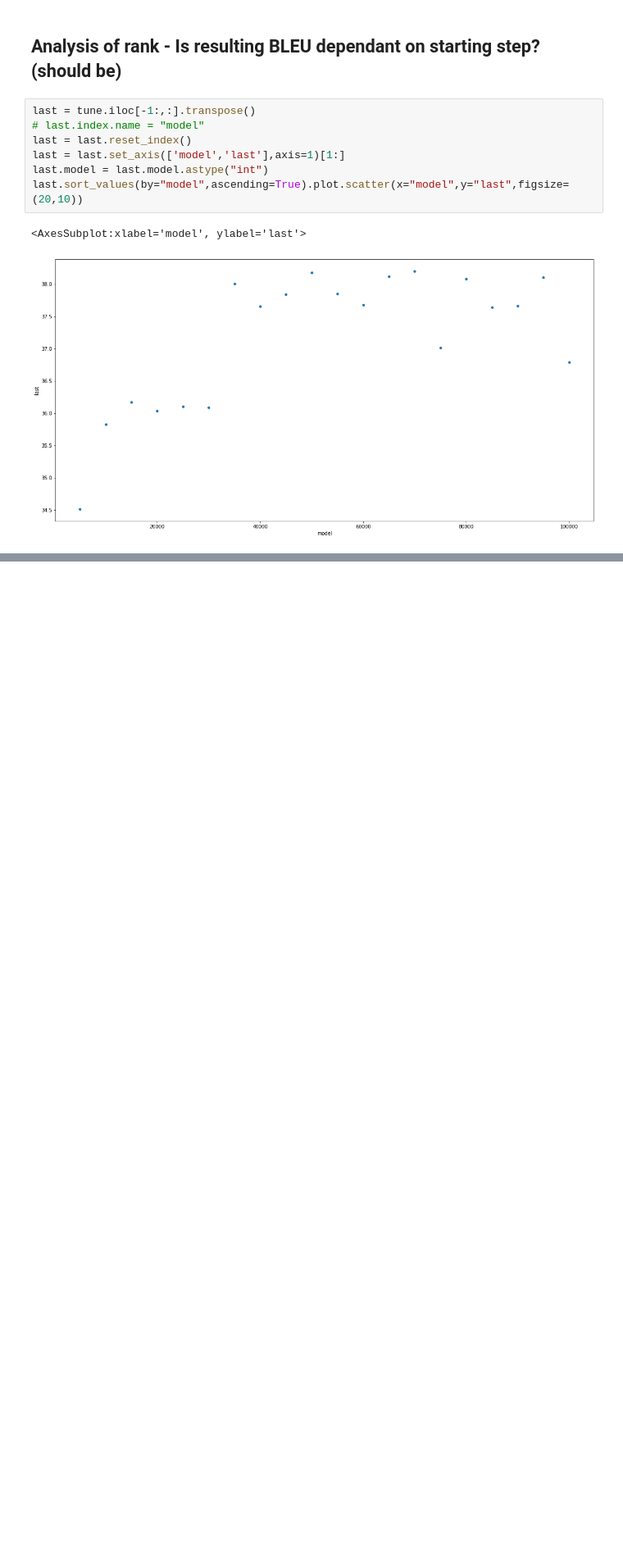
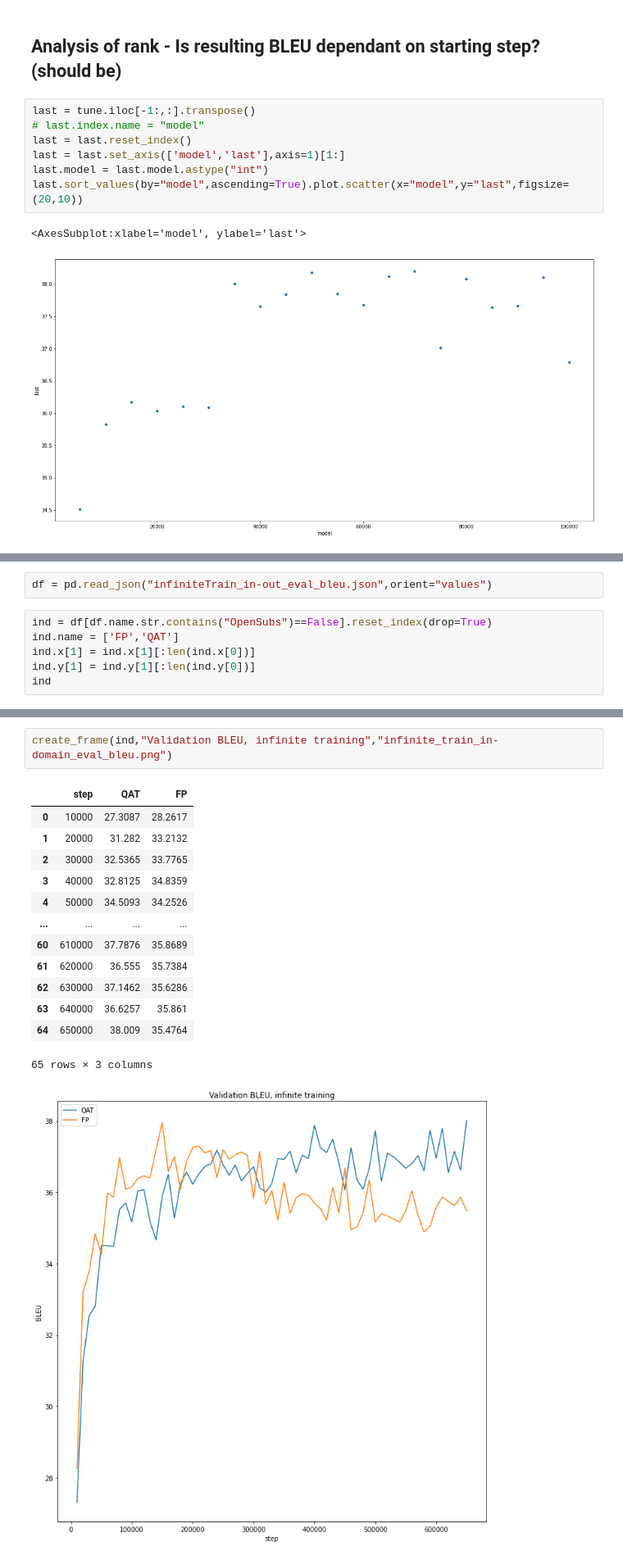
Before and after one commit to marekninja/master-results, a Jupyter notebook: vysledky.ipynb, the cells around one changed output, grey strips where cells are left out. Shown at 82% size. Drawn from its saved outputs; the diff is of its cells as text; blank space fills up the shorter version.

```diff
--- a/vysledky.ipynb
+++ b/vysledky.ipynb
@@ -125,0 +174,8 @@ new
+# %%
+df = pd.read_json("infiniteTrain_in-out_eval_bleu.json",orient="values")
+# %%
+ind = df[df.name.str.contains("OpenSubs")==False].reset_index(drop=True)
+ind.name = ['FP','QAT']
+ind.x[1] = ind.x[1][:len(ind.x[0])]
+ind.y[1] = ind.y[1][:len(ind.y[0])]
+ind
@@ -125,0 +196,17 @@ new
+# %%
+create_frame(ind,"Validation BLEU, infinite training","infinite_train_in-domain_eval_bleu.png")
+# %% [output]
+|  | step | QAT | FP |
+| 0 | 10000 | 27.3087 | 28.2617 |
+| 1 | 20000 | 31.282 | 33.2132 |
+| 2 | 30000 | 32.5365 | 33.7765 |
+| 3 | 40000 | 32.8125 | 34.8359 |
+| 4 | 50000 | 34.5093 | 34.2526 |
+| ... | ... | ... | ... |
+| 60 | 610000 | 37.7876 | 35.8689 |
+| 61 | 620000 | 36.555 | 35.7384 |
+| 62 | 630000 | 37.1462 | 35.6286 |
+| 63 | 640000 | 36.6257 | 35.861 |
+| 64 | 650000 | 38.009 | 35.4764 |
+65 rows × 3 columns
+[figure, added]
```
Also changed, not shown: parts of 23 cells of this notebook, 10 other files.
